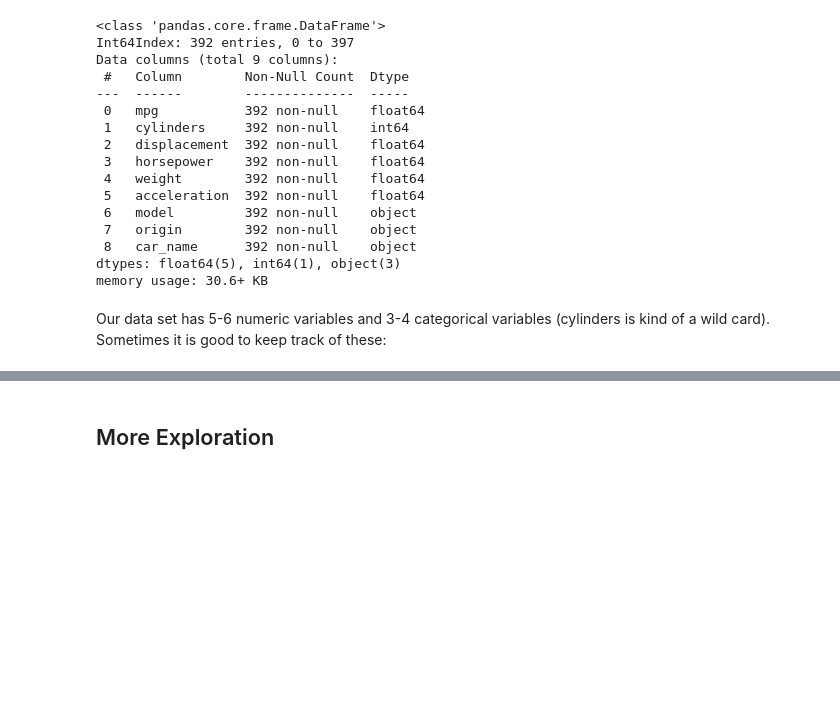
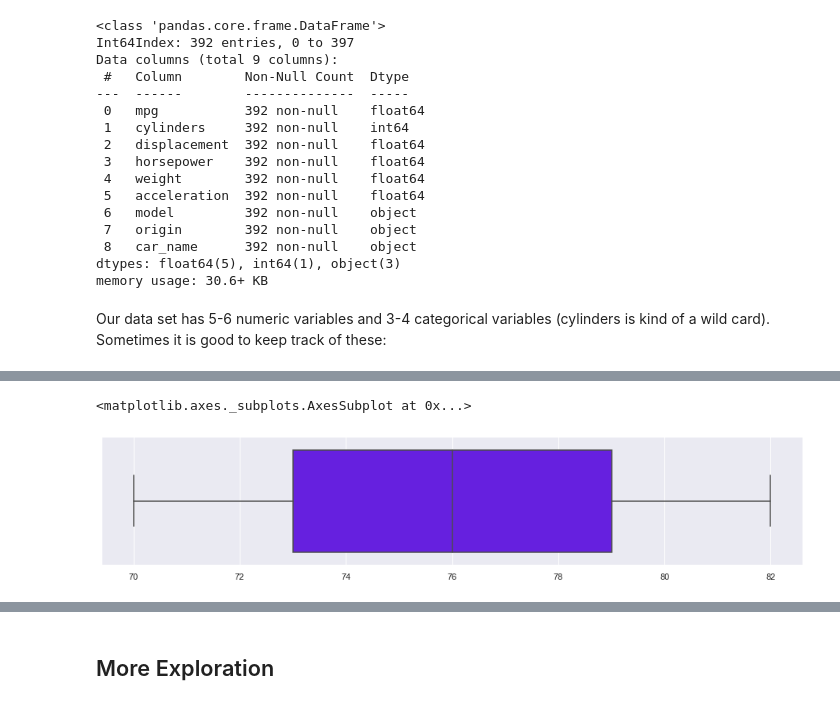
Before and after one commit to MarilynSasha/INTRO-TO-DATA-ANALYSIS, a Jupyter notebook: cars7.20.ipynb, the cells around one changed output, grey strips where cells are left out. Drawn from its saved outputs; the diff is of its cells as text; code cells hidden in the pictures; blank space fills up the shorter version.

```diff
--- a/cars7.20.ipynb
+++ b/cars7.20.ipynb
@@ -296,0 +362,5 @@ categorical_vars = ['model', 'origin', 'cylinders','car_name']
+# %%
+sns.boxplot(m, color = '#5E00FF')
+# %% [output]
+<matplotlib.axes._subplots.AxesSubplot at 0x...>
+[figure, added]
```
Also changed, not shown: parts of 15 cells of this notebook.
